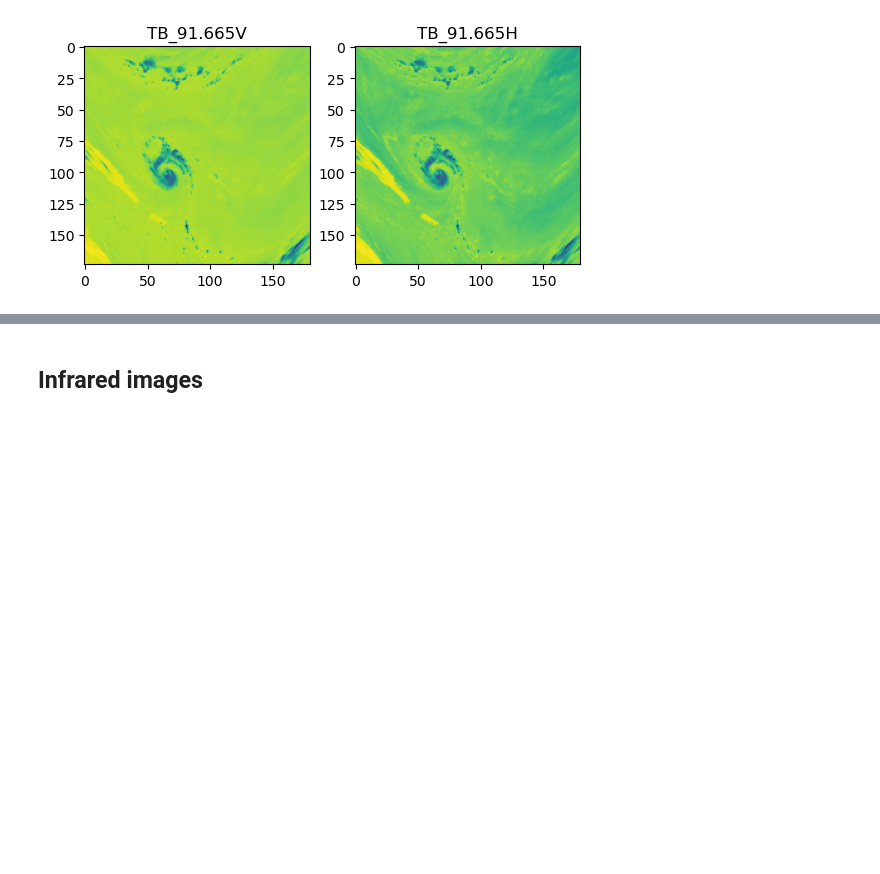
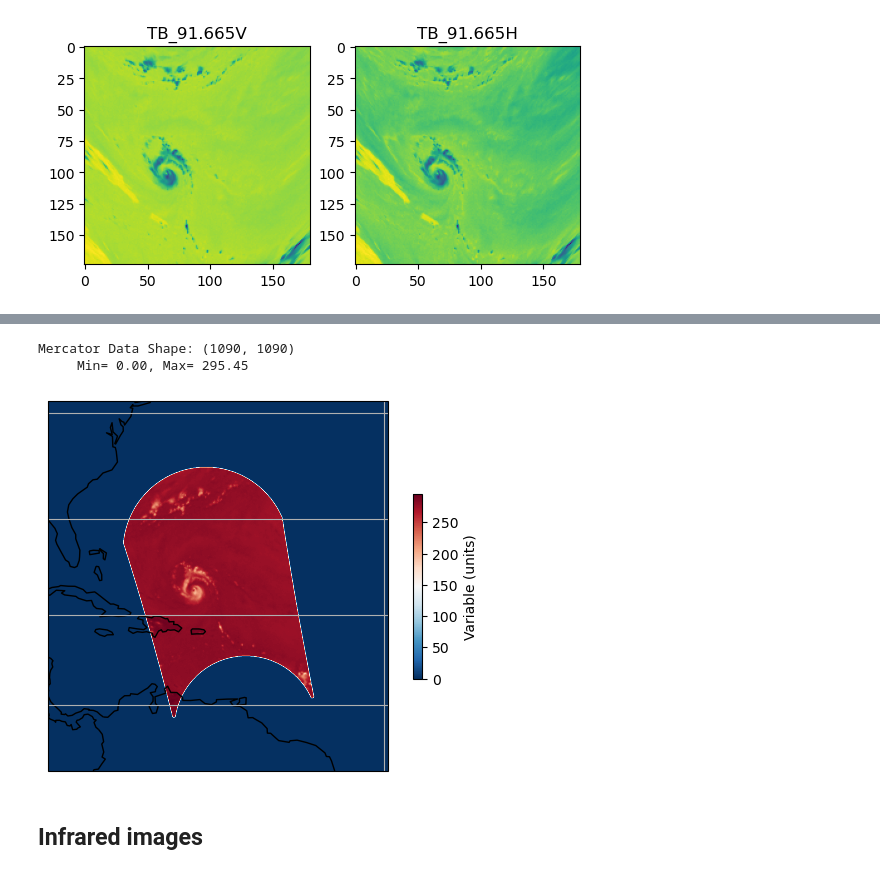
Before and after one commit to dauvillc/tc_multi_sources, a Jupyter notebook: notebooks/tc_primed.ipynb, the cells around one changed output, grey strips where cells are left out. Cells and saved outputs as stored; diff of their text form; code cells hidden in the pictures; blank space fills up the shorter version.

```diff
--- a/notebooks/tc_primed.ipynb
+++ b/notebooks/tc_primed.ipynb
@@ -192,3 +228,43 @@ for ax, var in zip(axes, tb_vars):
+# %%
+# Create a dictionary specifying the projection
+RADIUS_EARTH = 6371228.
+proj_dict_merc = {
+    'proj': 'merc',
+    'lon_0': 0,
+    'R': int(RADIUS_EARTH),
+    'units': 'm'}
+# %%
+# Define the parameters necessary for the Mercator projection
+NX = 1090  # number of pixels in x-direction (longitude)
+NY = 1090  # number of pixels in y-direction (latitude)
+DX = 0.03593244699965226  # longitude spatial resolution (degrees)
+DY = 0.03593244699963805  # latitude spatial resolution (degrees)
+# %%
+# Define the mercator projection
+AREA_ID = 'Mercator'
+merc_area = create_area_def(
+    AREA_ID, proj_dict_merc,
+    center=(lon.mean(), lat.mean()),
+    shape=(NX, NY),
+    resolution=(DX, DY),
+    units='degrees')
+# %%
+# Nearest neighbor grid interpolation
+RADIUS_NN = 20000.  # radius of influence (m)
+mercNN = kd_tree.resample_nearest(
+    swath, swath_data, merc_area,
+    radius_of_influence=RADIUS_NN)
+print("Mercator Data Shape: {}".format(mercNN.shape))
+print("     Min= {:.2f}, Max= {:.2f}".format(\
+    mercNN.min(), mercNN.max()))
+# %% [output]
+Mercator Data Shape: (1090, 1090)
+     Min= 0.00, Max= 295.45
+# %%
+# Quickly plot the new data
+show_quicklook(merc_area, mercNN)
+# %% [output]
+[figure, added]
 # %% [markdown]
 ## Infrared images
 # %% [markdown]
```
Also changed, not shown: parts of 9 cells of this notebook, 5 other files.
